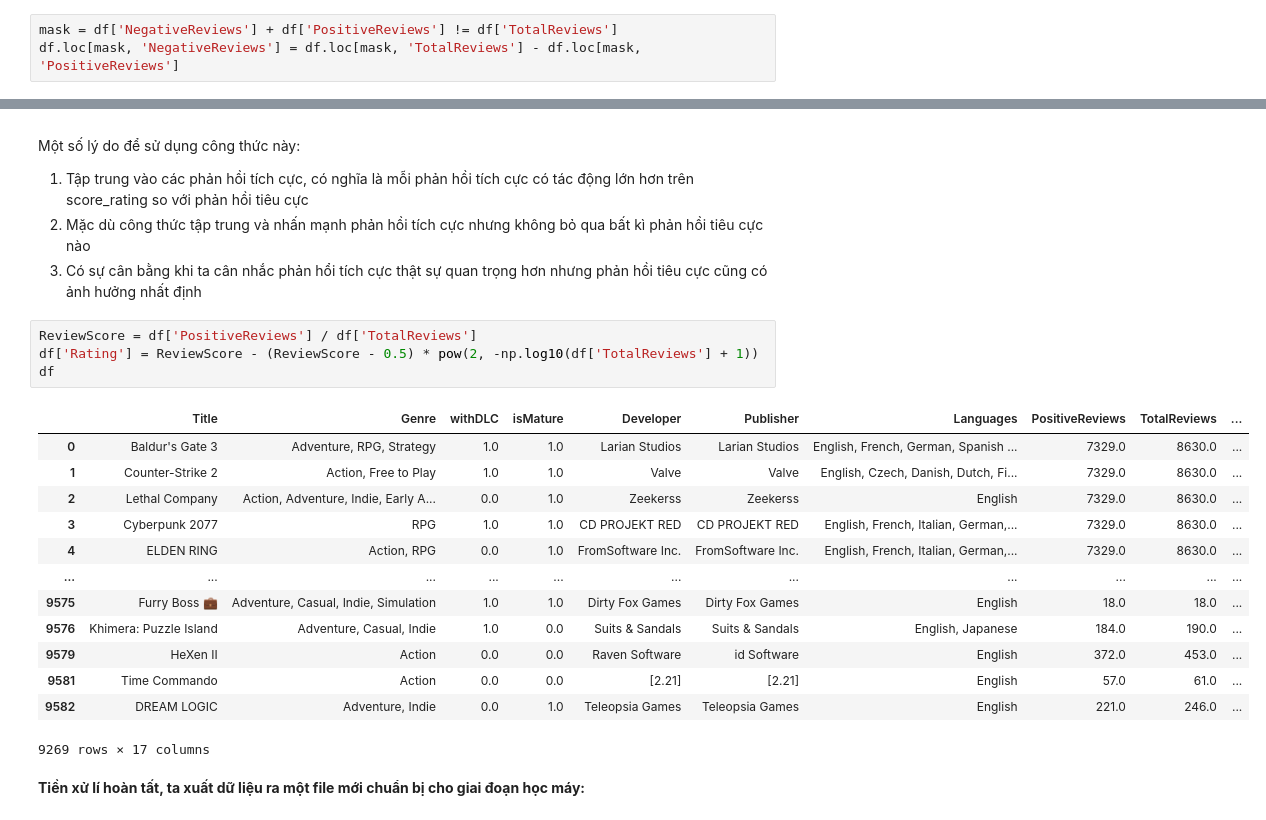
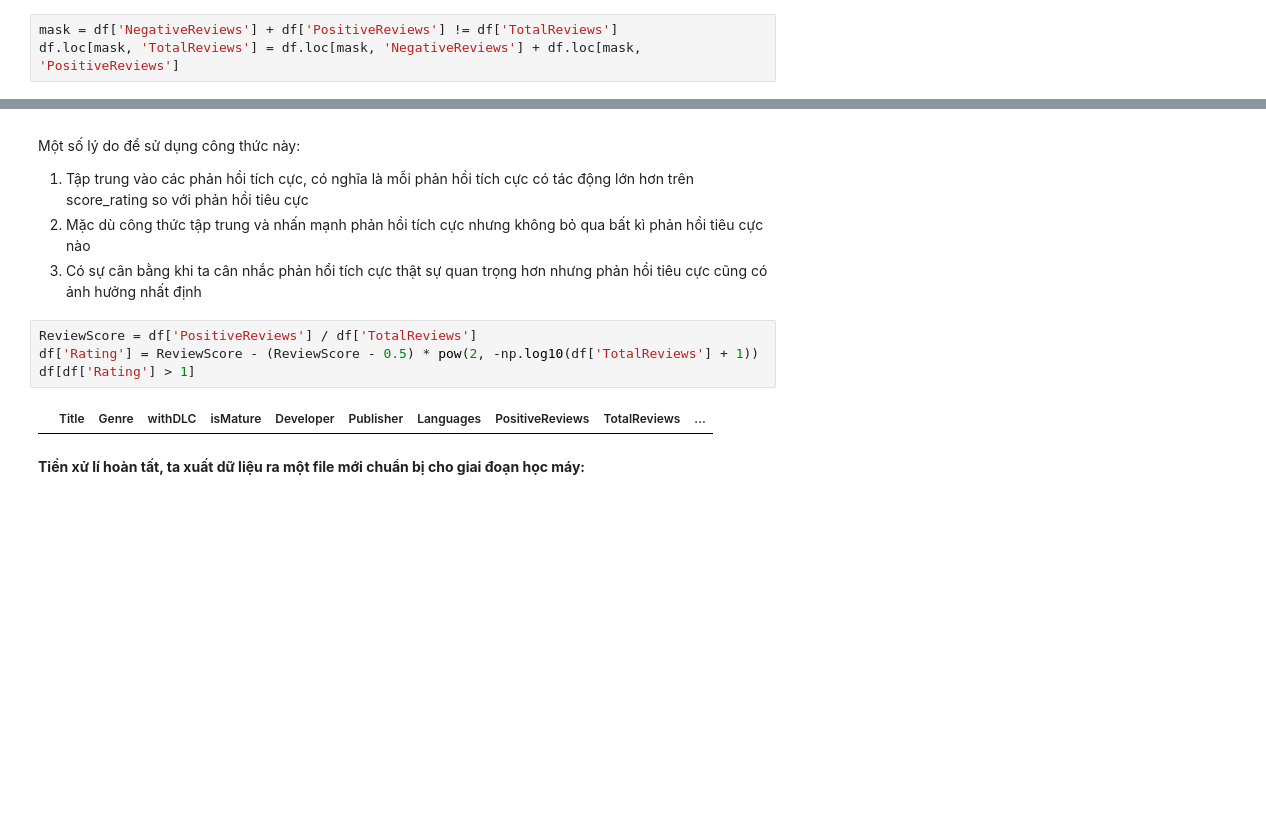
Before and after one commit to cheesepp/steam_game_ratings, a Jupyter notebook: notebooks/preprocessing.ipynb, the cells around one changed output, grey strips where cells are left out. Saved outputs shown, nothing was run; the diff lists cells and outputs as text; blank space fills up the shorter version.

```diff
--- a/notebooks/preprocessing.ipynb
+++ b/notebooks/preprocessing.ipynb
@@ -337,7 +325,7 @@ else:
 Have to update the value in Positive or Negative review using Total and another
 # %%
 mask = df['NegativeReviews'] + df['PositiveReviews'] != df['TotalReviews']
-df.loc[mask, 'NegativeReviews'] = df.loc[mask, 'TotalReviews'] - df.loc[mask, 'PositiveReviews']
+df.loc[mask, 'TotalReviews'] = df.loc[mask, 'NegativeReviews'] + df.loc[mask, 'PositiveReviews']
 # %% [markdown]
 ### 2.7 Kiểm tra sự trùng lặp dữ liệu
 
@@ -569,21 +557,9 @@ Một số lý do để sử dụng công thức này:
 # %%
 ReviewScore = df['PositiveReviews'] / df['TotalReviews']
 df['Rating'] = ReviewScore - (ReviewScore - 0.5) * pow(2, -np.log10(df['TotalReviews'] + 1))
-df
+df[df['Rating'] > 1]
 # %% [output]
 |  | Title | Genre | withDLC | isMature | Developer | Publisher | Languages | PositiveReviews | TotalReviews | ... |
-| 0 | Baldur's Gate 3 | Adventure, RPG, Strategy | 1.0 | 1.0 | Larian Studios | Larian Studios | English, French, German, Spanish ... | 7329.0 | 8630.0 | ... |
-| 1 | Counter-Strike 2 | Action, Free to Play | 1.0 | 1.0 | Valve | Valve | English, Czech, Danish, Dutch, Fi... | 7329.0 | 8630.0 | ... |
-| 2 | Lethal Company | Action, Adventure, Indie, Early A... | 0.0 | 1.0 | Zeekerss | Zeekerss | English | 7329.0 | 8630.0 | ... |
-| 3 | Cyberpunk 2077 | RPG | 1.0 | 1.0 | CD PROJEKT RED | CD PROJEKT RED | English, French, Italian, German,... | 7329.0 | 8630.0 | ... |
-| 4 | ELDEN RING | Action, RPG | 0.0 | 1.0 | FromSoftware Inc. | FromSoftware Inc. | English, French, Italian, German,... | 7329.0 | 8630.0 | ... |
-| ... | ... | ... | ... | ... | ... | ... | ... | ... | ... | ... |
-| 9575 | Furry Boss 💼 | Adventure, Casual, Indie, Simulation | 1.0 | 1.0 | Dirty Fox Games | Dirty Fox Games | English | 18.0 | 18.0 | ... |
-| 9576 | Khimera: Puzzle Island | Adventure, Casual, Indie | 1.0 | 0.0 | Suits & Sandals | Suits & Sandals | English, Japanese | 184.0 | 190.0 | ... |
-| 9579 | HeXen II | Action | 0.0 | 0.0 | Raven Software | id Software | English | 372.0 | 453.0 | ... |
-| 9581 | Time Commando | Action | 0.0 | 0.0 | [2.21] | [2.21] | English | 57.0 | 61.0 | ... |
-| 9582 | DREAM LOGIC | Adventure, Indie | 0.0 | 1.0 | Teleopsia Games | Teleopsia Games | English | 221.0 | 246.0 | ... |
-9269 rows × 17 columns
 # %% [markdown]
 **Tiền xử lí hoàn tất, ta xuất dữ liệu ra một file mới chuẩn bị cho giai đoạn học máy:**
 # %%
```
Also changed, not shown: parts of 8 cells of this notebook, 2 other files.
